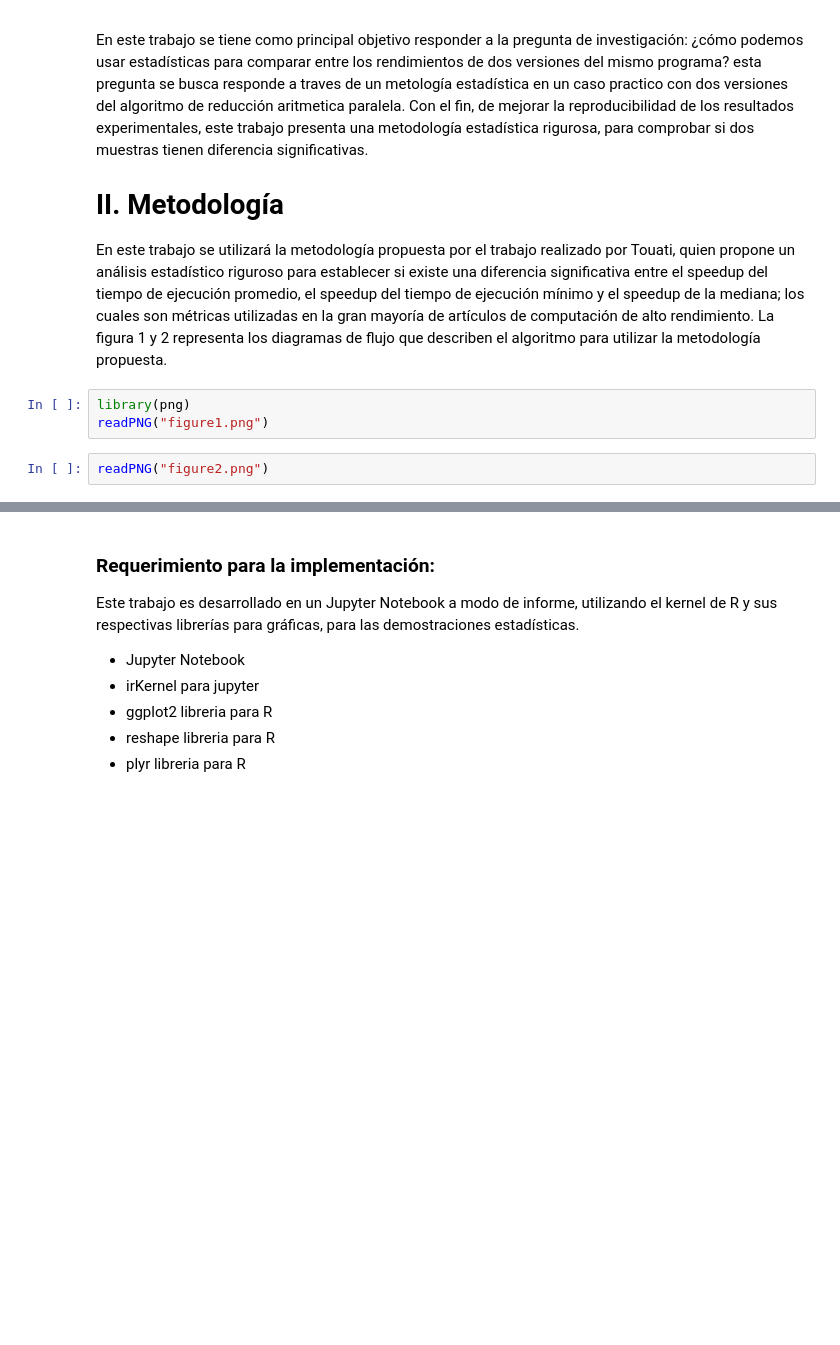
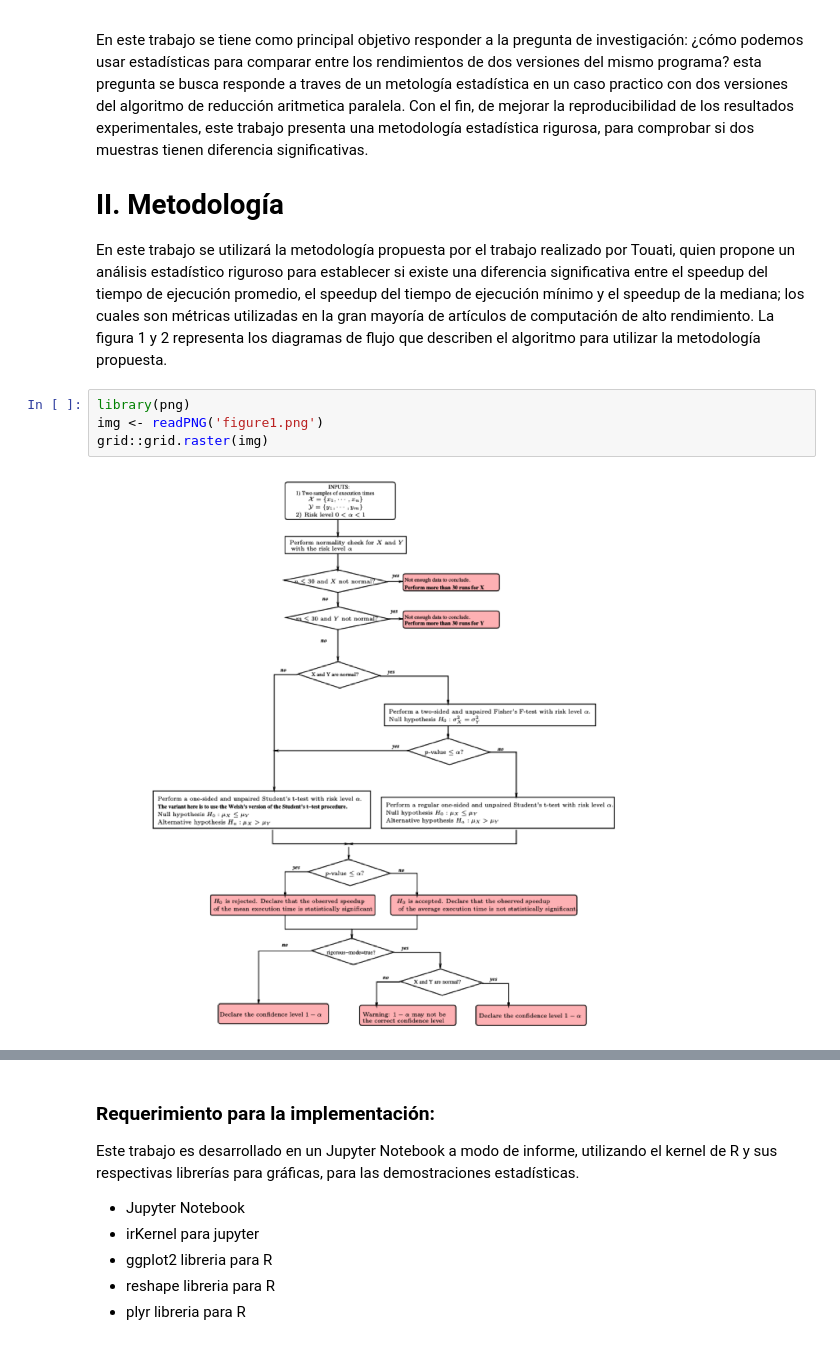
Before and after one commit to roberto0/INFO337, a Jupyter notebook: FINAL INFO337.ipynb, the cells around one changed output, grey strips where cells are left out. Drawn from its saved outputs; the diff is of its cells as text; blank space fills up the shorter version.

```diff
--- a/FINAL INFO337.ipynb
+++ b/FINAL INFO337.ipynb
@@ -24,6 +24,7 @@ En este trabajo se tiene como principal objetivo responder a la pregunta de inve
 En este trabajo se utilizará la metodología propuesta por el trabajo realizado por Touati, quien propone un análisis estadístico riguroso para establecer si existe una diferencia significativa entre el speedup del tiempo de ejecución promedio, el speedup del tiempo de ejecución mínimo y el speedup de la mediana; los cuales son métricas utilizadas en la gran mayoría de artículos de computación de alto rendimiento. La figura 1 y 2 representa los diagramas de flujo que describen el algoritmo para utilizar la metodología propuesta.
 # %%
 library(png)
-readPNG("figure1.png")
+img <- readPNG('figure1.png')
+grid::grid.raster(img)
+# %% [output]
+[figure, added]
-# %%
-readPNG("figure2.png")
```
Also changed, not shown: parts of 11 cells of this notebook, 3 other files.
